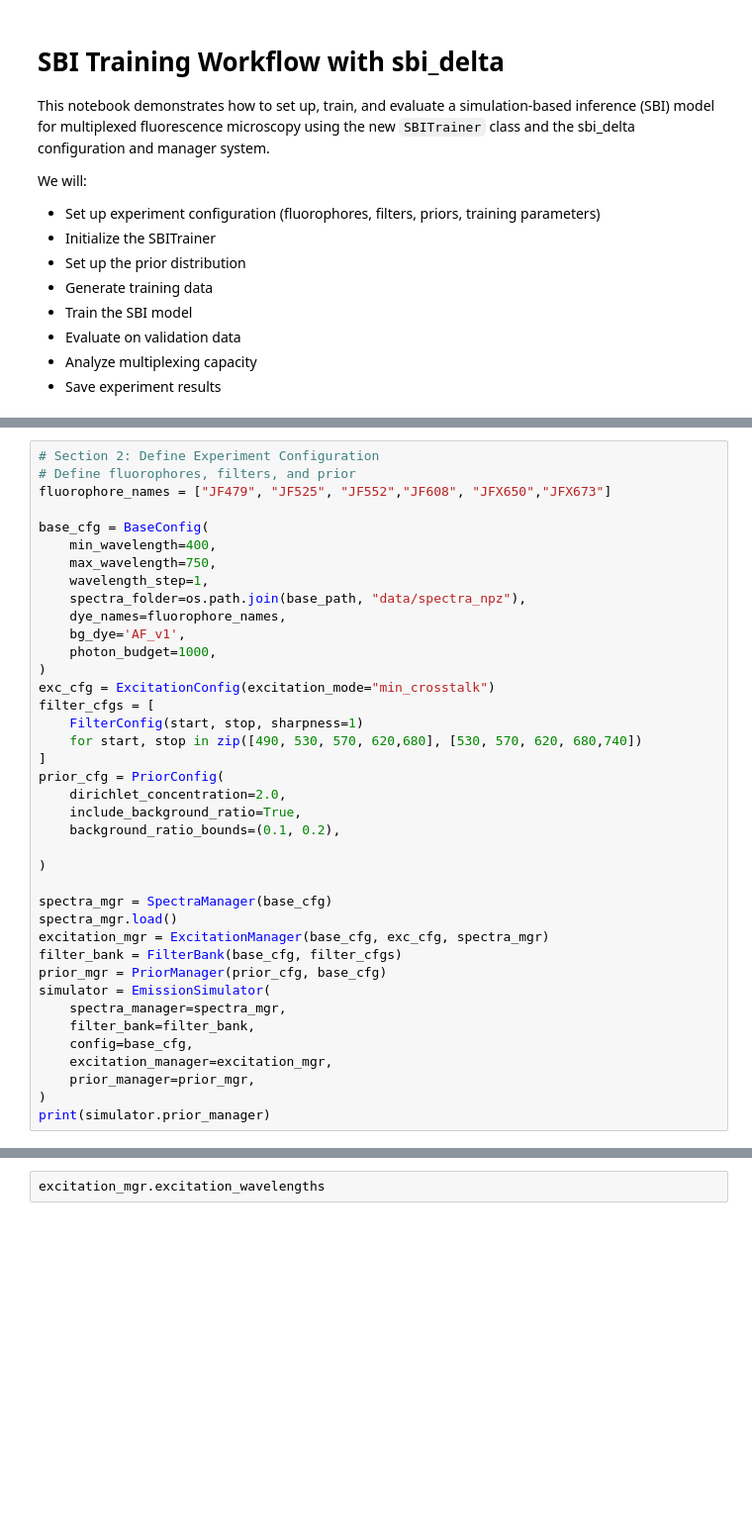
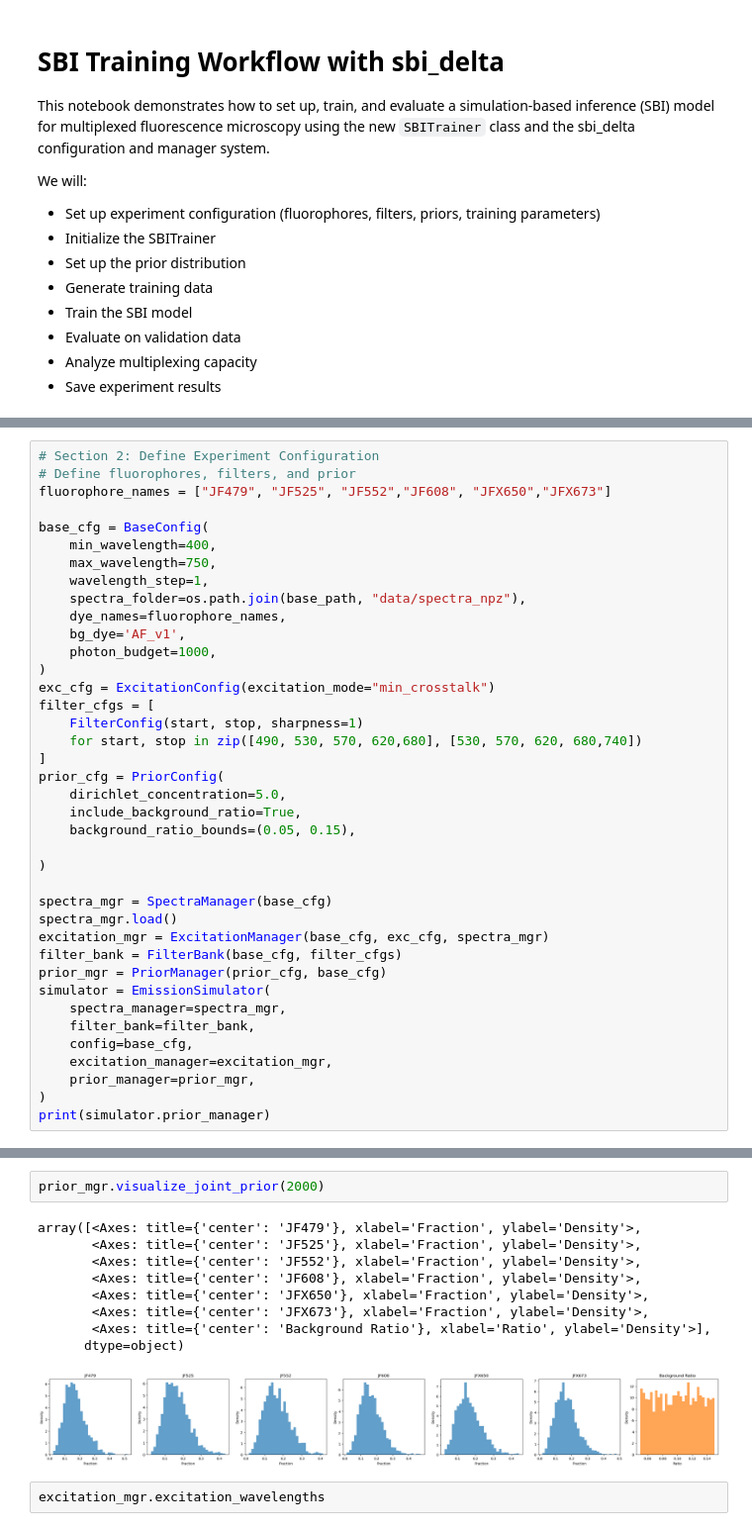
Before and after one commit to boazmohar/sbi-DELTA, a Jupyter notebook: sbi_delta/notebooks/sbi_training_workflow.ipynb, the cells around one changed output, grey strips where cells are left out. Shown at 99% size. Cells and saved outputs as stored; diff of their text form; blank space fills up the shorter version.

```diff
--- a/sbi_delta/notebooks/sbi_training_workflow.ipynb
+++ b/sbi_delta/notebooks/sbi_training_workflow.ipynb
@@ -53,9 +50,9 @@ filter_cfgs = [
     for start, stop in zip([490, 530, 570, 620,680], [530, 570, 620, 680,740])
 ]
 prior_cfg = PriorConfig(
-    dirichlet_concentration=2.0,
+    dirichlet_concentration=5.0,
     include_background_ratio=True,
-    background_ratio_bounds=(0.1, 0.2),
+    background_ratio_bounds=(0.05, 0.15),
 
 )
 
@@ -94,3 +91,15 @@ PriorManager(n_fluorophores=6, dye_names=['JF479', 'JF525', 'JF552', 'JF608', 'J
+# %%
+prior_mgr.visualize_joint_prior(2000)
+# %% [output]
+array([<Axes: title={'center': 'JF479'}, xlabel='Fraction', ylabel='Density'>,
+       <Axes: title={'center': 'JF525'}, xlabel='Fraction', ylabel='Density'>,
+       <Axes: title={'center': 'JF552'}, xlabel='Fraction', ylabel='Density'>,
+       <Axes: title={'center': 'JF608'}, xlabel='Fraction', ylabel='Density'>,
+       <Axes: title={'center': 'JFX650'}, xlabel='Fraction', ylabel='Density'>,
+       <Axes: title={'center': 'JFX673'}, xlabel='Fraction', ylabel='Density'>,
+       <Axes: title={'center': 'Background Ratio'}, xlabel='Ratio', ylabel='Density'>],
+      dtype=object)
+[figure, added]
 # %%
 excitation_mgr.excitation_wavelengths
 # %% [output]
```
Also changed, not shown: parts of 15 cells of this notebook, 7 other files.
